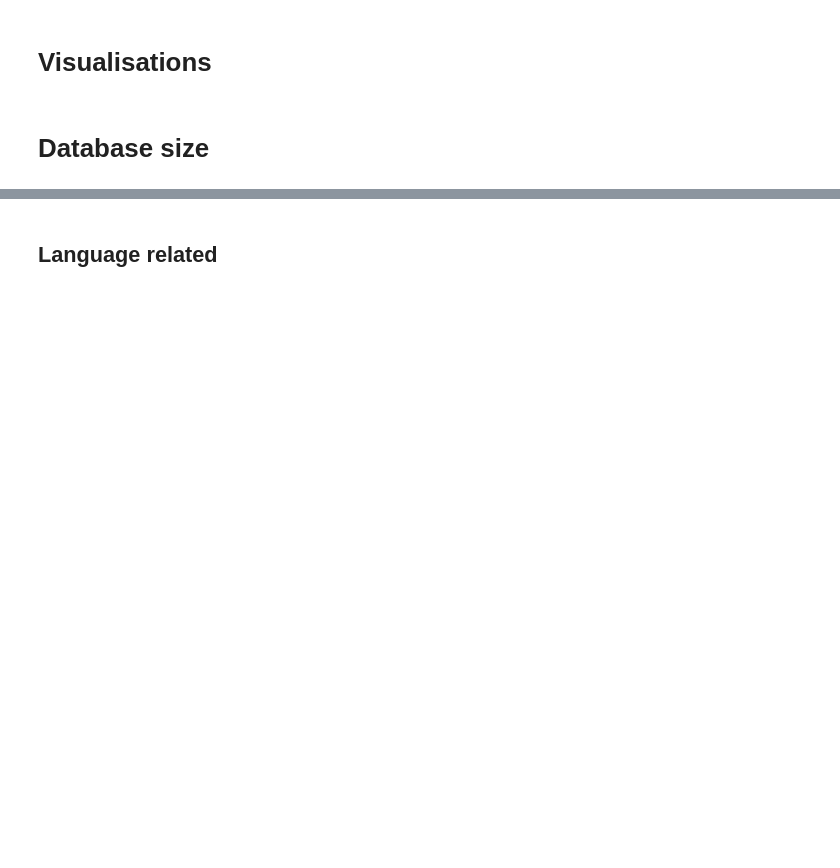
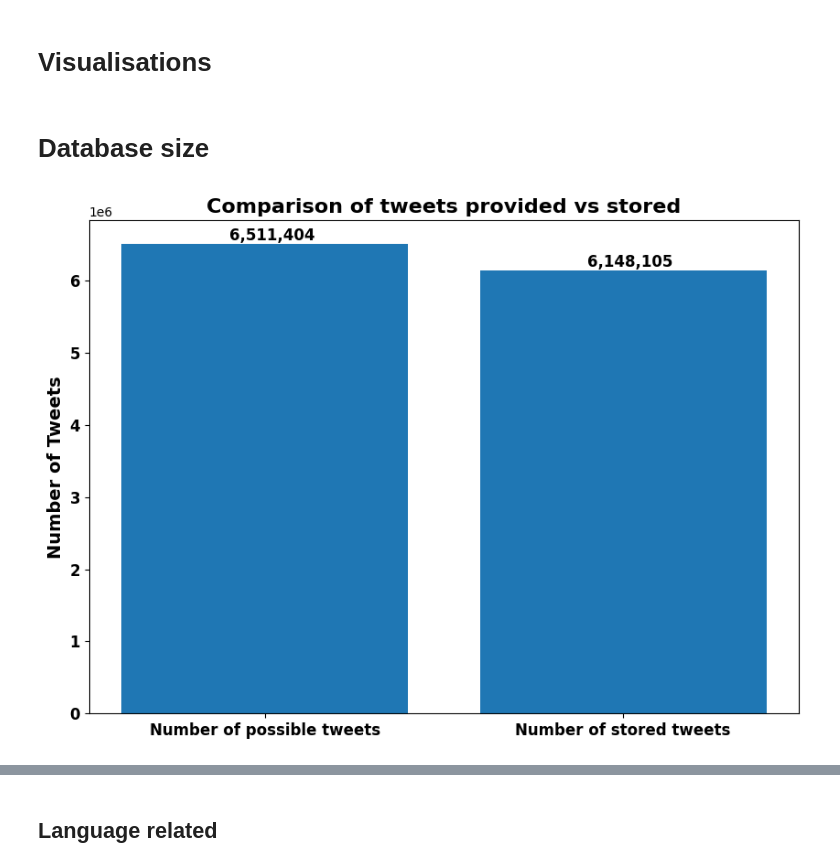
Before and after one commit to skyrimer/DBL-Micro-Soft, a Jupyter notebook: Split 1/EDA/database_eda.ipynb, the cells around one changed output, grey strips where cells are left out. Cells and saved outputs as stored; diff of their text form; code cells hidden in the pictures; blank space fills up the shorter version.

Commit message:
final visualisations for Sprint 1

```diff
--- a/Split 1/EDA/database_eda.ipynb
+++ b/Split 1/EDA/database_eda.ipynb
@@ -251,2 +237,38 @@ test_data = fetch_data(QUERY_ALL)
+# %%
+# Server
+# test_data = fetch_data(QUERY_ALL)
+# df_reply = fetch_data("""
+# SELECT
+#     t1.tweet_id AS tweet_id,
+#     t1.creation_time AS tweet_creation_time,
+#     t1.user_id AS user_id,
+#     t2.tweet_id AS original_tweet_id,
+#     t2.creation_time AS original_tweet_creation_time,
+#     t2.user_id AS original_user_id
+# FROM
+#     Tweets t1
+# INNER JOIN
+#     Tweets t2
+# ON
+#     t1.replied_tweet_id = t2.tweet_id;
+# """, dtype=False).set_index("tweet_id")
+# Local
+path =  os.path.join(os.path.dirname(os.getcwd()), "data", "aviation.db")
+test_data = get_local_data(QUERY_ALL, path)
+df_reply = get_local_data("""
+SELECT
+    t1.tweet_id AS tweet_id,
+    t1.creation_time AS tweet_creation_time,
+    t1.user_id AS user_id,
+    t2.tweet_id AS original_tweet_id,
+    t2.creation_time AS original_tweet_creation_time,
+    t2.user_id AS original_user_id
+FROM
+    Tweets t1
+INNER JOIN
+    Tweets t2
+ON
+    t1.replied_tweet_id = t2.tweet_id;
+""", path, dtype=False).set_index("tweet_id")
 # %%
 test_data.info()
@@ -261,24 +313,26 @@ test_data.describe()
 # %%
 total_lines = 6511404
 tweets_right_now = len(test_data)
 
 # Example data
 values = [total_lines, tweets_right_now]
 labels = ["Number of possible tweets", "Number of stored tweets"]
 
-plt.figure(figsize=(10, 8))
+plt.figure(figsize=(10, 7))
 bars = plt.bar(labels, values)
 
 # Add labels on top of each bar
 for bar in bars:
     yval = bar.get_height()
-    plt.text(bar.get_x() + bar.get_width()/2 - 0.1, yval + 5000, f'{yval:,}', fontsize=12, weight='bold')
+    plt.text(bar.get_x() + bar.get_width()/2 - 0.1, yval + 50000, f'{yval:,}', fontsize=12, weight='bold')
 
 # Customize the chart
 plt.title('Comparison of tweets provided vs stored', fontsize=16, weight='bold')
 plt.ylabel('Number of Tweets', fontsize=14, weight='bold')
 plt.xticks(fontsize=12, weight='bold')
 plt.yticks(fontsize=12, weight='bold');
+# %% [output]
+[figure, added]
 # %%
 # TODO: what is exact change, for instance, how did deleting no user_id tweets impacted the storage
 # Example data
```
Also changed, not shown: parts of 48 cells of this notebook, 2 other files.
